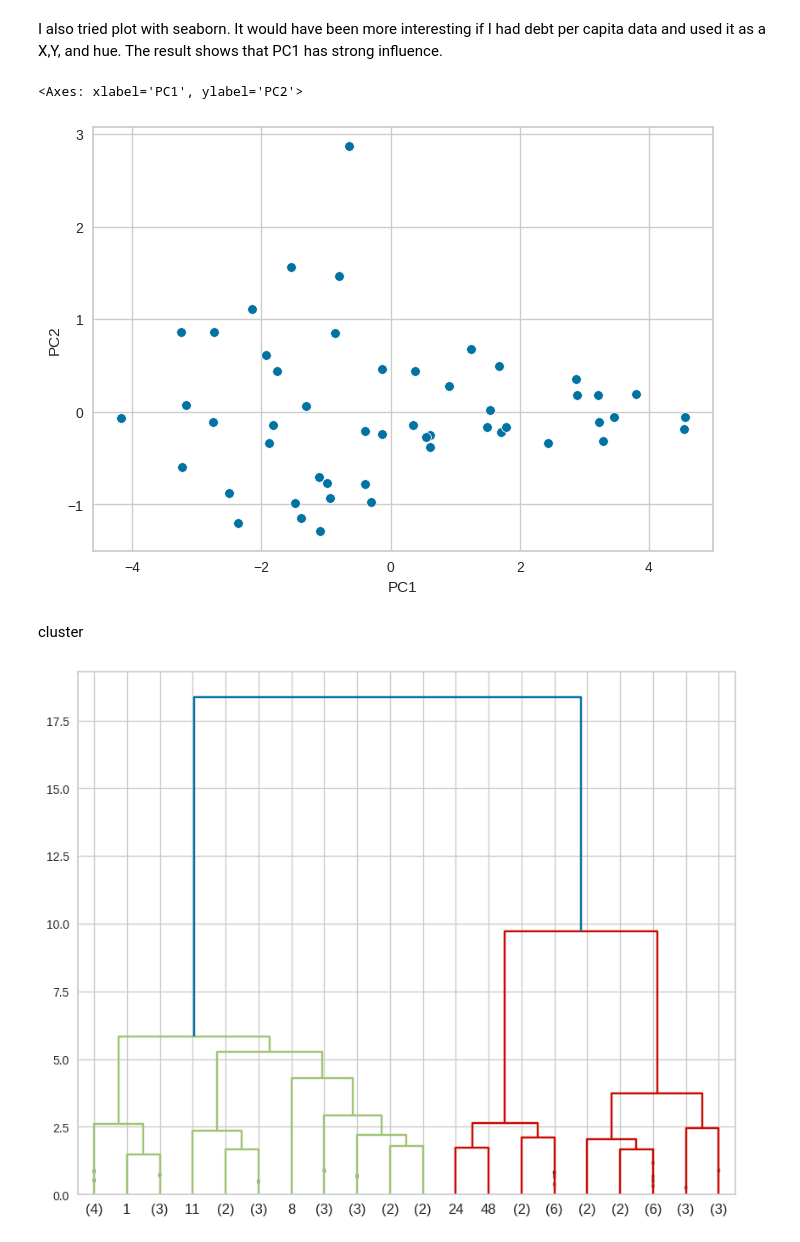
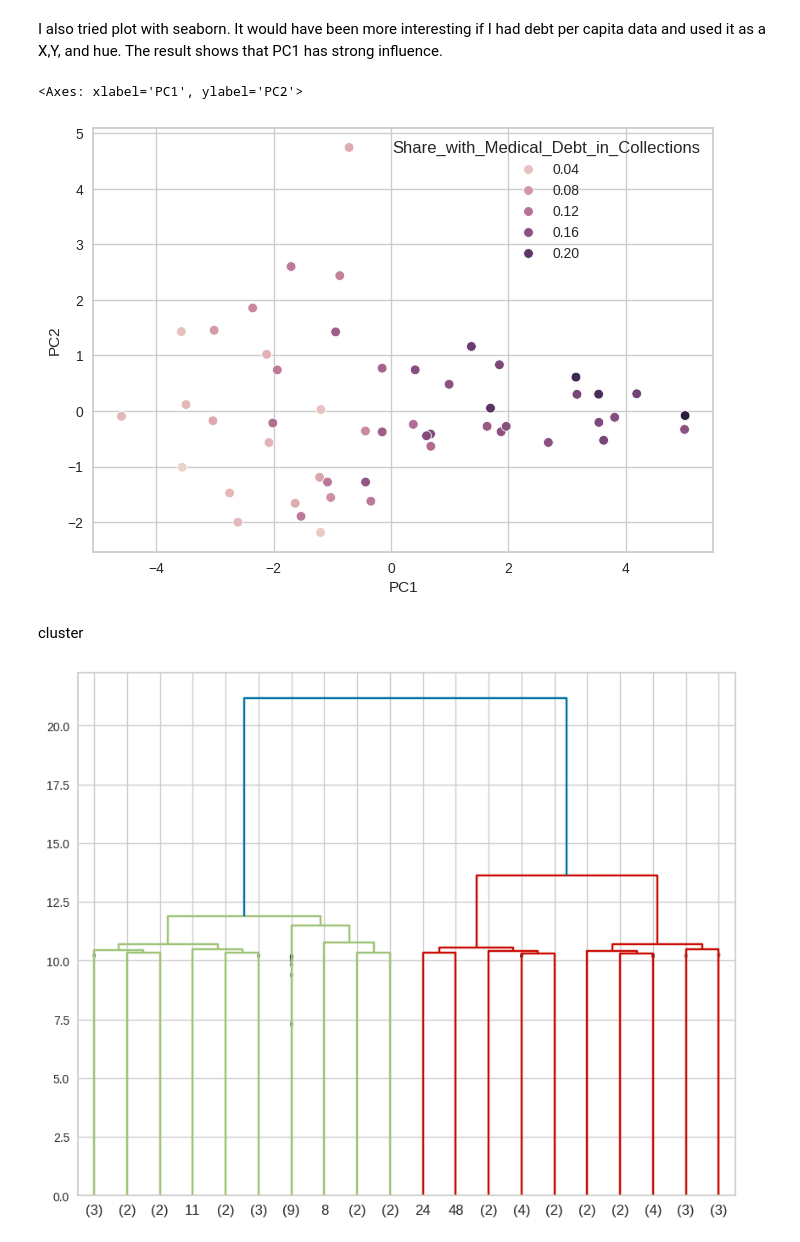
Before and after one commit to sooyeon114/PCA_life_expectancy, a Jupyter notebook: life_expctancy_Soo_Yeon_Kim.ipynb, the cells around one changed output. Cells and saved outputs as stored; diff of their text form; code cells hidden in the pictures.

```diff
--- a/life_expctancy_Soo_Yeon_Kim.ipynb
+++ b/life_expctancy_Soo_Yeon_Kim.ipynb
@@ -88,6 +85,6 @@ def tweak_kag2(df):
     cols = [c.replace(' ', '_') for c in df.columns]
     df.columns = cols
     return df
-df = tweak_kag2(df3)
+df = tweak_kag2(df)
 df
 # %% [output]
@@ -136,5 +133,5 @@ X_std
 # %%
 pca = decomposition.PCA()
-pca_X = pd.DataFrame(pca.fit_transform(X_std), columns=[f'PC{i+1}' for i in range(6)])
+pca_X = pd.DataFrame(pca.fit_transform(X_std), columns=[f'PC{i+1}' for i in range(51)])
 pca_X
 # %% [output]
@@ -169,11 +167,11 @@ Surprisingly, medical debt had a high negative effect. According to the graph, p
 I also tried plot with seaborn. It would have been more interesting if I had debt per capita data and used it as a X,Y, and hue. The result shows that PC1 has strong influence.
 # %%
 sns.scatterplot(x='PC1', y='PC2',
-                data=pca_X.assign(share_with_medical_debt_in_collections=df.share_with_medical_debt_in_collections),
-                hue='share_with_medical_debt_in_collections')
+                data=pca_X.assign(Share_with_Medical_Debt_in_Collections=df.Share_with_Medical_Debt_in_Collections),
+                hue='Share_with_Medical_Debt_in_Collections')
 # %% [output]
 <Axes: xlabel='PC1', ylabel='PC2'>
-[figure, old version]
+[figure, new version]
 # %% [markdown]
 cluster
 # %%
@@ -182,4 +180,4 @@ hierarchy.dendrogram(hierarchy.linkage(X_std, method='ward'),
                     truncate_mode='lastp', p=20, show_contracted=True)
 pass
 # %% [output]
-[figure, old version]
+[figure, new version]
```
Also changed, not shown: parts of 11 cells of this notebook.
